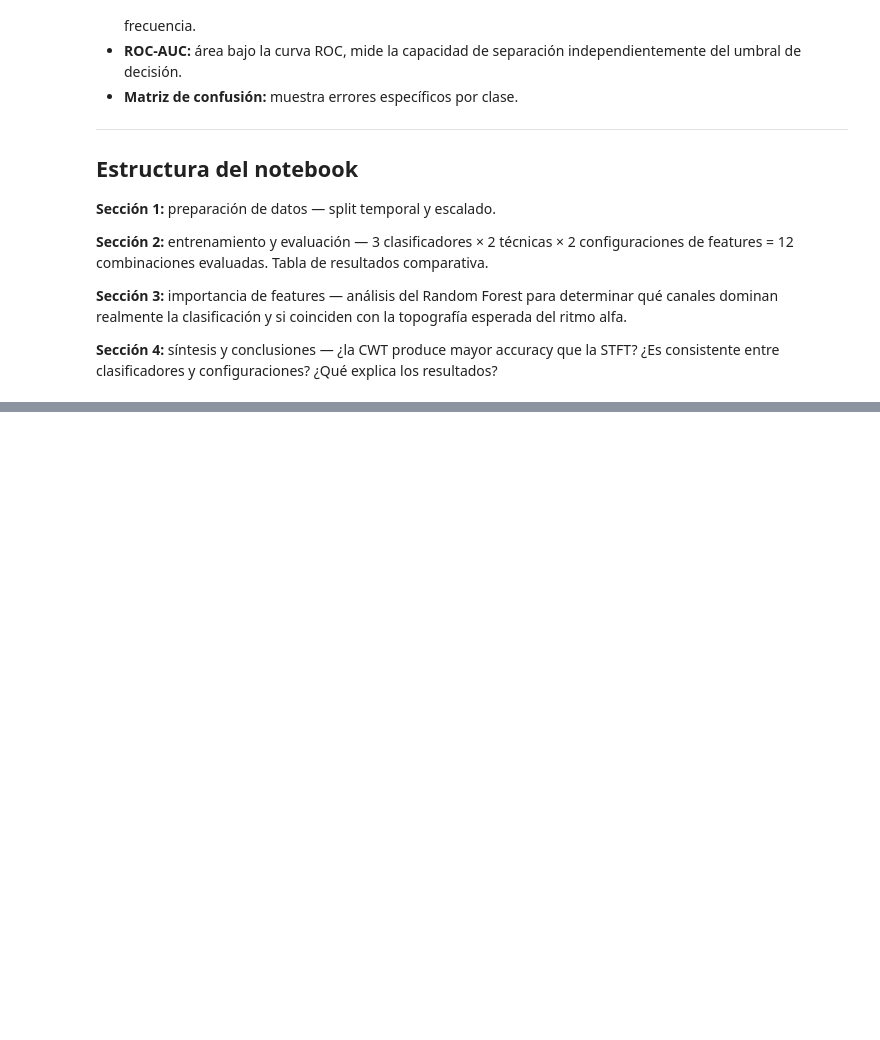
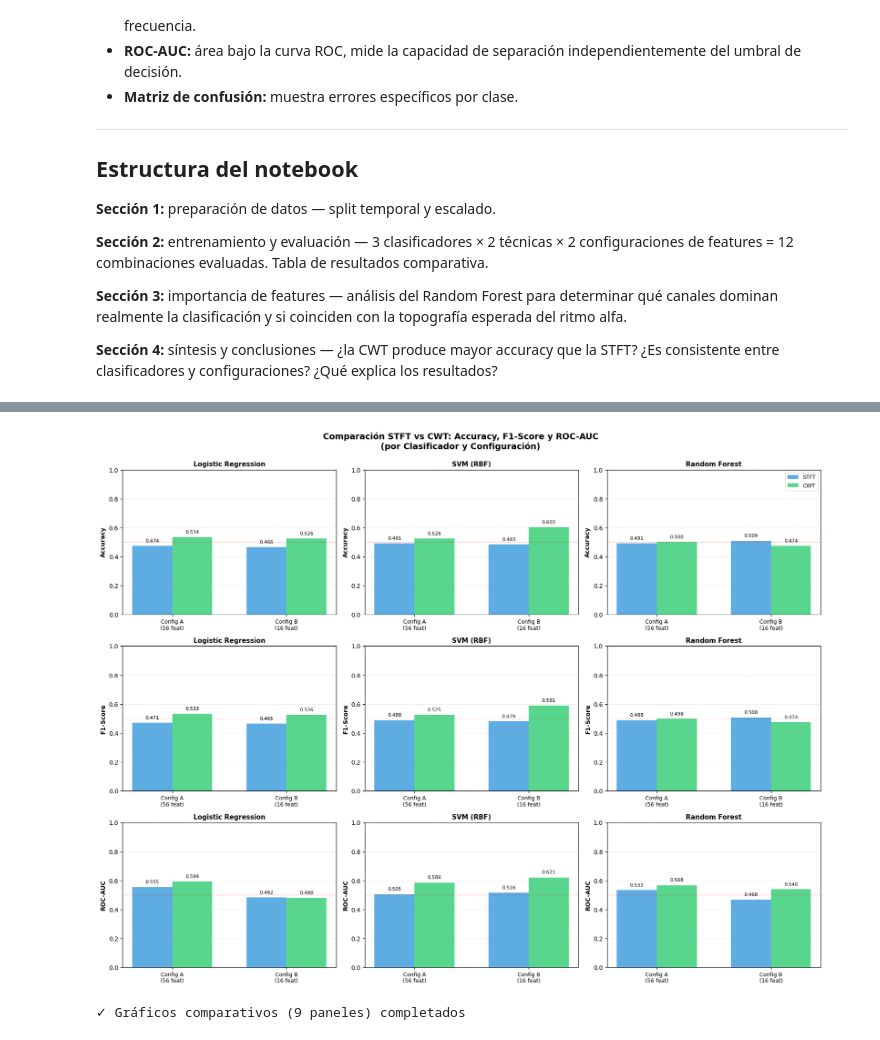
Before and after one commit to benjaauf/Proyecto_INF405, a Jupyter notebook: 06_CLASIFICACION.ipynb, the cells around one changed output, grey strips where cells are left out. Saved outputs shown, nothing was run; the diff lists cells and outputs as text; code cells hidden in the pictures; blank space fills up the shorter version.

```diff
--- a/06_CLASIFICACION.ipynb
+++ b/06_CLASIFICACION.ipynb
@@ -118,0 +493,65 @@ que la STFT? ¿Es consistente entre clasificadores y configuraciones?
+# %%
+## Gráficos comparativos: STFT vs CWT por métrica, clasificador y configuración
+
+fig, axes = plt.subplots(3, 3, figsize=(17, 13))
+fig.suptitle('Comparación STFT vs CWT: Accuracy, F1-Score y ROC-AUC\n(por Clasificador y Configuración)',
+             fontsize=14, fontweight='bold', y=0.995)
+
+metrics = ['Accuracy', 'F1-Score', 'ROC-AUC']
+classifiers_list = list(classifiers.keys())
+configs = ['A (56 features)', 'B (16 features)']
+
+# Para cada métrica (filas)
+for metric_idx, metric in enumerate(metrics):
+    # Para cada clasificador (columnas)
+    for clf_idx, clf_name in enumerate(classifiers_list):
+        ax = axes[metric_idx, clf_idx]
+
+        # Preparar datos para este clasificador y métrica
+        subset = results_numeric_df[results_numeric_df['Clasificador'] == clf_name]
+
+        x_pos = np.arange(len(configs))
+        width = 0.35
+
+        stft_vals = []
+        cwt_vals = []
+
+        for config in configs:
+            config_data = subset[subset['Config'] == config]
+            stft_val = config_data[config_data['Técnica'] == 'STFT'][metric].values[0]
+            cwt_val = config_data[config_data['Técnica'] == 'CWT'][metric].values[0]
+            stft_vals.append(stft_val)
+            cwt_vals.append(cwt_val)
+
+        # Graficar barras
+        bars1 = ax.bar(x_pos - width/2, stft_vals, width, label='STFT', alpha=0.8, color='#3498db')
+        bars2 = ax.bar(x_pos + width/2, cwt_vals, width, label='CWT', alpha=0.8, color='#2ecc71')
+
+        # Configuración del eje
+        ax.set_ylabel(metric, fontsize=10, fontweight='bold')
+        ax.set_title(f'{clf_name}', fontsize=11, fontweight='bold')
+        ax.set_xticks(x_pos)
+        ax.set_xticklabels(['Config A\n(56 feat)', 'Config B\n(16 feat)'], fontsize=9)
+        ax.set_ylim([0.0, 1.0])
+        ax.grid(axis='y', alpha=0.3, linestyle='--')
+        ax.axhline(y=0.5, color='red', linestyle=':', alpha=0.5, linewidth=1)
+
+        # Leyenda solo en el primer gráfico
+        if clf_idx == 2 and metric_idx == 0:
+            ax.legend(loc='upper right', fontsize=9)
+
+        # Agregar valores en las barras
+        for bars in [bars1, bars2]:
+            for bar in bars:
+                height = bar.get_height()
+                ax.text(bar.get_x() + bar.get_width()/2., height + 0.02,
+                       f'{height:.3f}',
+                       ha='center', va='bottom', fontsize=8)
+
+plt.tight_layout()
+plt.show()
+
+print("✓ Gráficos comparativos (9 paneles) completados")
+# %% [output]
+[figure, added]
+✓ Gráficos comparativos (9 paneles) completados
```
Also changed, not shown: parts of 15 cells of this notebook, 5 other files.
